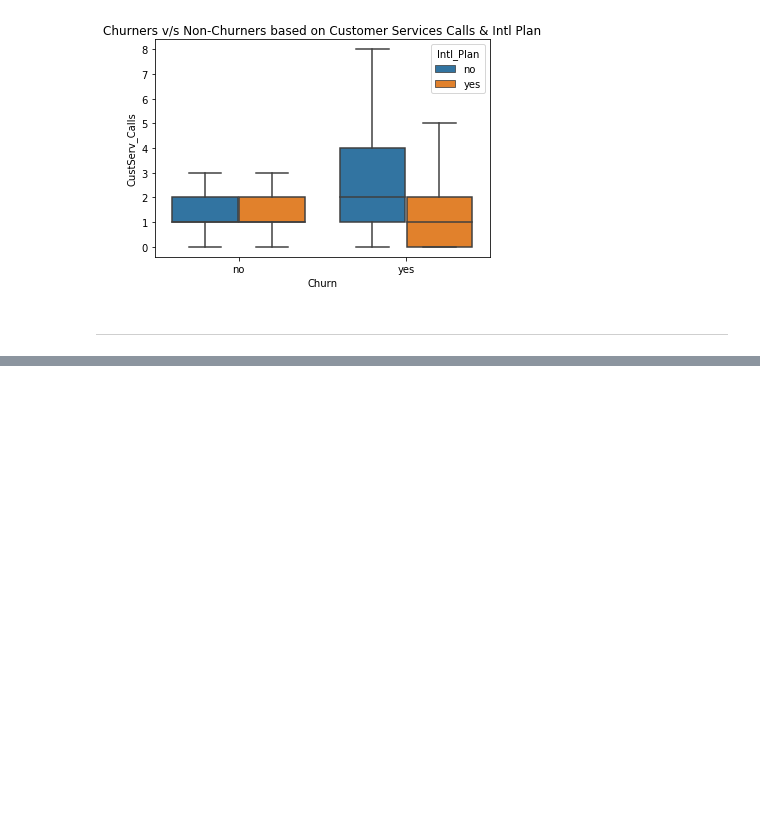
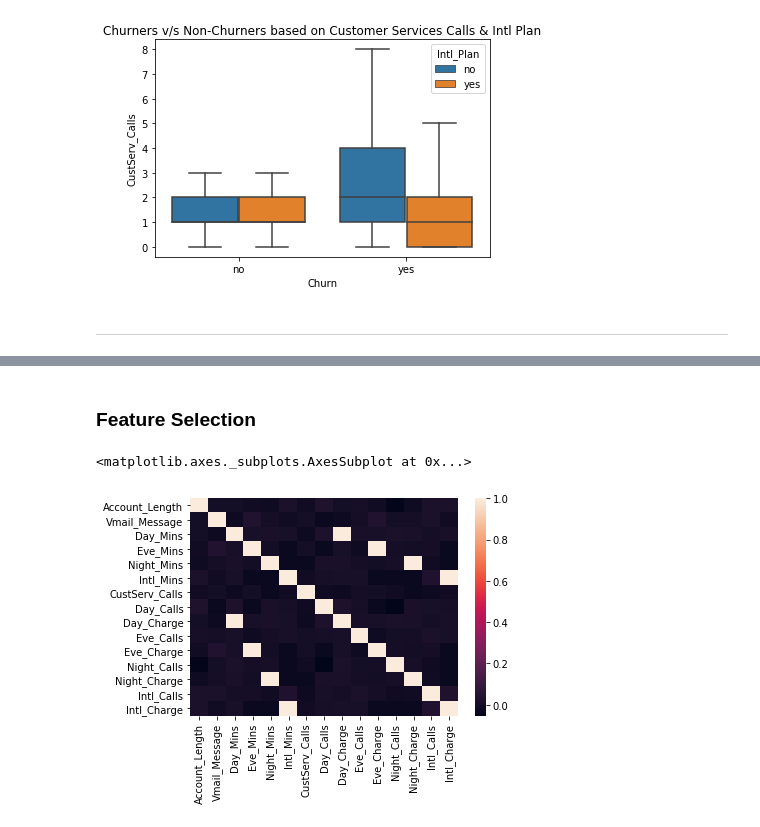
Before and after one commit to ashish-sharma-as/Customer_Churn, a Jupyter notebook: customer_churn.ipynb, the cells around one changed output, grey strips where cells are left out. Saved outputs shown, nothing was run; the diff lists cells and outputs as text; code cells hidden in the pictures; blank space fills up the shorter version.

```diff
--- a/customer_churn.ipynb
+++ b/customer_churn.ipynb
@@ -218,0 +319,6 @@ plt.show()
+# %%
+# Split data into training and test sets
+
+X_train, X_test, y_train, y_test = train_test_split(X, y, test_size=0.25)
+
+print(X_train.shape, X_test.shape, y_train.shape, y_test.shape)
@@ -218,0 +329,12 @@ plt.show()
+# %%
+# Instantiate Ordinal Encoder
+
+oe = OrdinalEncoder()
+# %%
+# Encoding "VmailPlan"
+
+ct = make_column_transformer(
+    (oe, ['Vmail_Plan'])
+    ,remainder='passthrough')
+# %%
+ct.fit_transform(X_train)
@@ -218,0 +374,2 @@ plt.show()
+# %% [markdown]
+### Feature Selection
@@ -218,0 +385,7 @@ plt.show()
+# %%
+# Checking correlation
+
+sns.heatmap(X_train.corr())
+# %% [output]
+<matplotlib.axes._subplots.AxesSubplot at 0x...>
+[figure, added]
```
Also changed, not shown: parts of 29 cells of this notebook.
